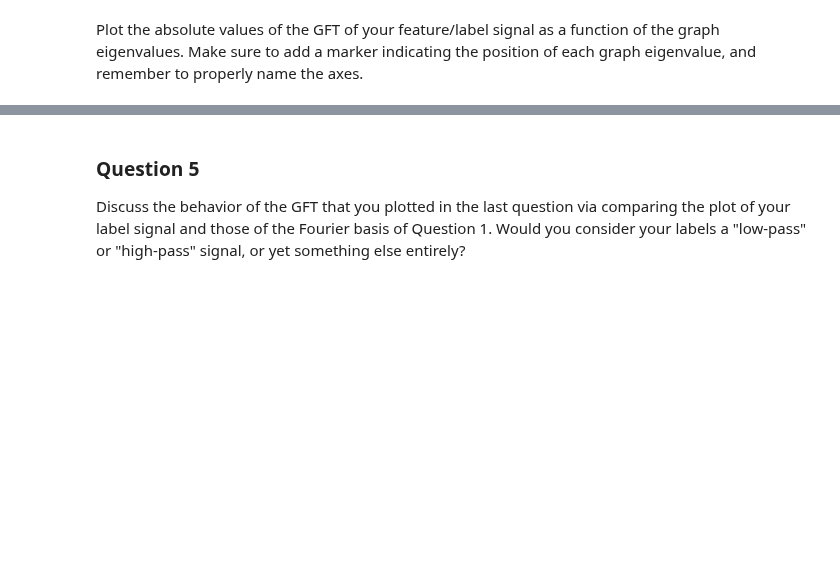
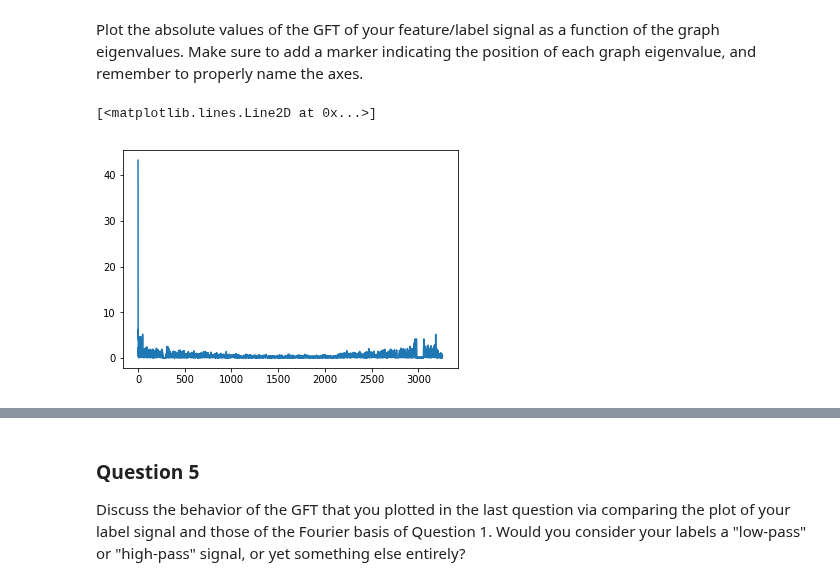
Before and after one commit to ownzonefeng/ntds_groupwork, a Jupyter notebook: Milestone4/4_graph_signal_processing.ipynb, the cells around one changed output, grey strips where cells are left out. Saved outputs shown, nothing was run; the diff lists cells and outputs as text; code cells hidden in the pictures; blank space fills up the shorter version.

```diff
--- a/Milestone4/4_graph_signal_processing.ipynb
+++ b/Milestone4/4_graph_signal_processing.ipynb
@@ -145,0 +175,5 @@ Plot the absolute values of the GFT of your feature/label signal as a function o
+# %%
+plt.plot(abs(np.round(GFT_x,3)))
+# %% [output]
+[<matplotlib.lines.Line2D at 0x...>]
+[figure, added]
```
Also changed, not shown: parts of 20 cells of this notebook, 4 other files.
